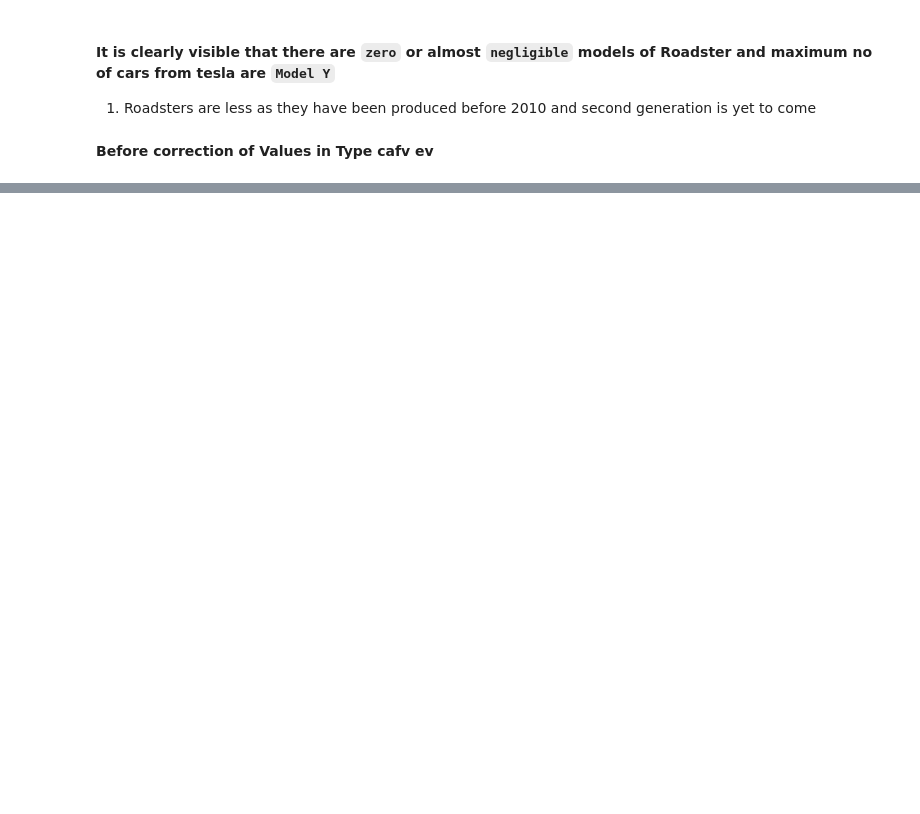
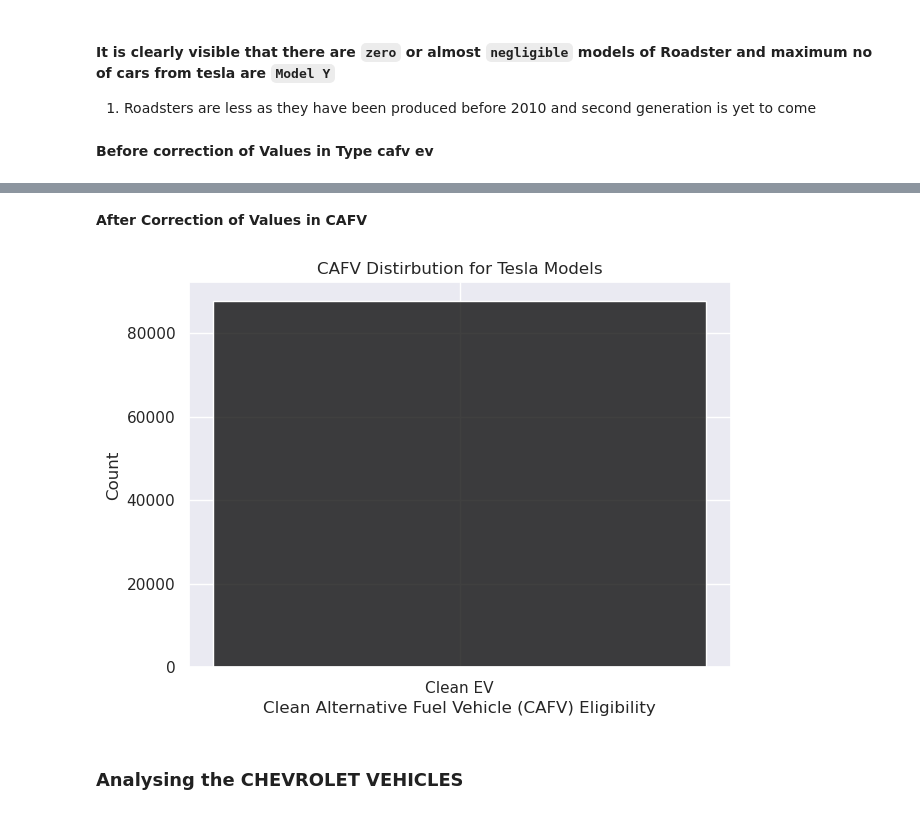
Before and after one commit to SianRods/Data-Science-ML, a Jupyter notebook: Practice Projects/DA-Electric_Vehicle.ipynb, the cells around one changed output, grey strips where cells are left out. Cells and saved outputs as stored; diff of their text form; code cells hidden in the pictures; blank space fills up the shorter version.

```diff
--- a/Practice Projects/DA-Electric_Vehicle.ipynb
+++ b/Practice Projects/DA-Electric_Vehicle.ipynb
@@ -862,0 +843,10 @@ Series([], Name: Clean Alternative Fuel Vehicle (CAFV) Eligibility, dtype: objec
+# %% [markdown]
+**After Correction of Values in CAFV**
+# %%
+plt.figure(figsize=(7,5))
+plt.title("CAFV Distirbution for Tesla Models")
+sns.histplot(wash_df[wash_df['Make']=='TESLA']['Clean Alternative Fuel Vehicle (CAFV) Eligibility'],color='black');
+# %% [output]
+[figure, added]
+# %% [markdown]
+### Analysing the CHEVROLET VEHICLES
```
Also changed, not shown: parts of 42 cells of this notebook.
